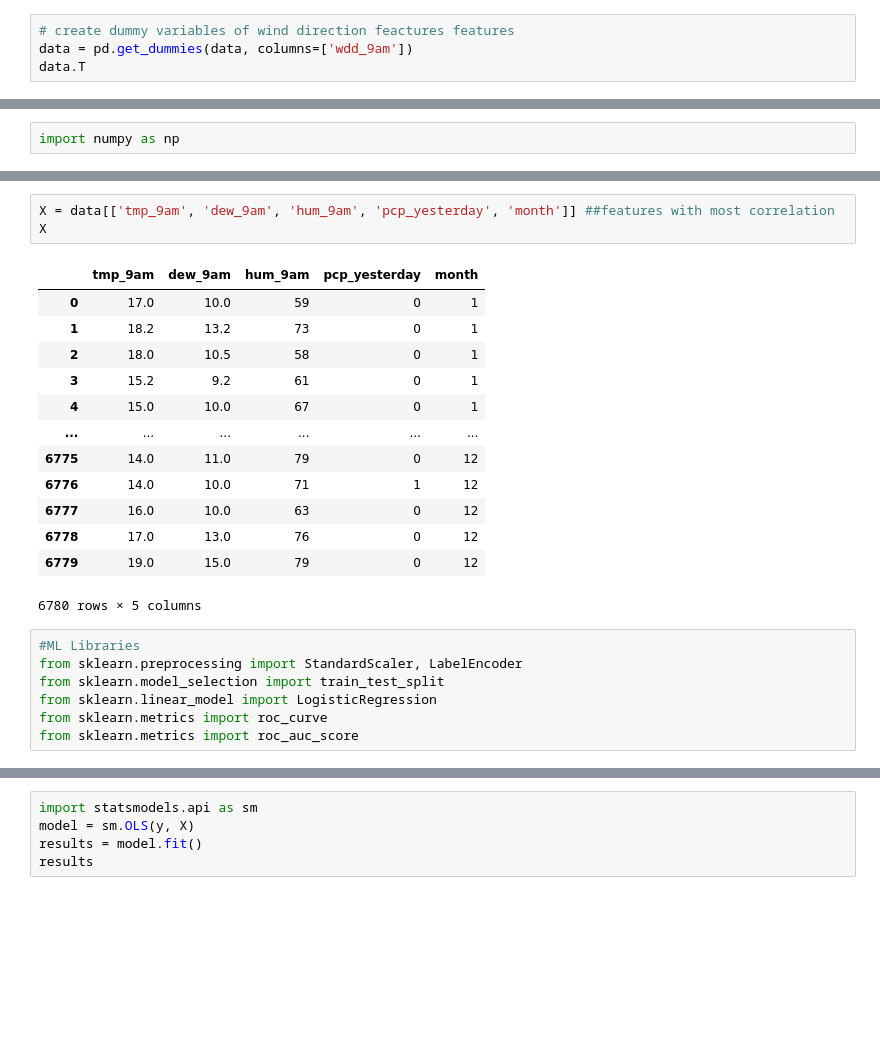
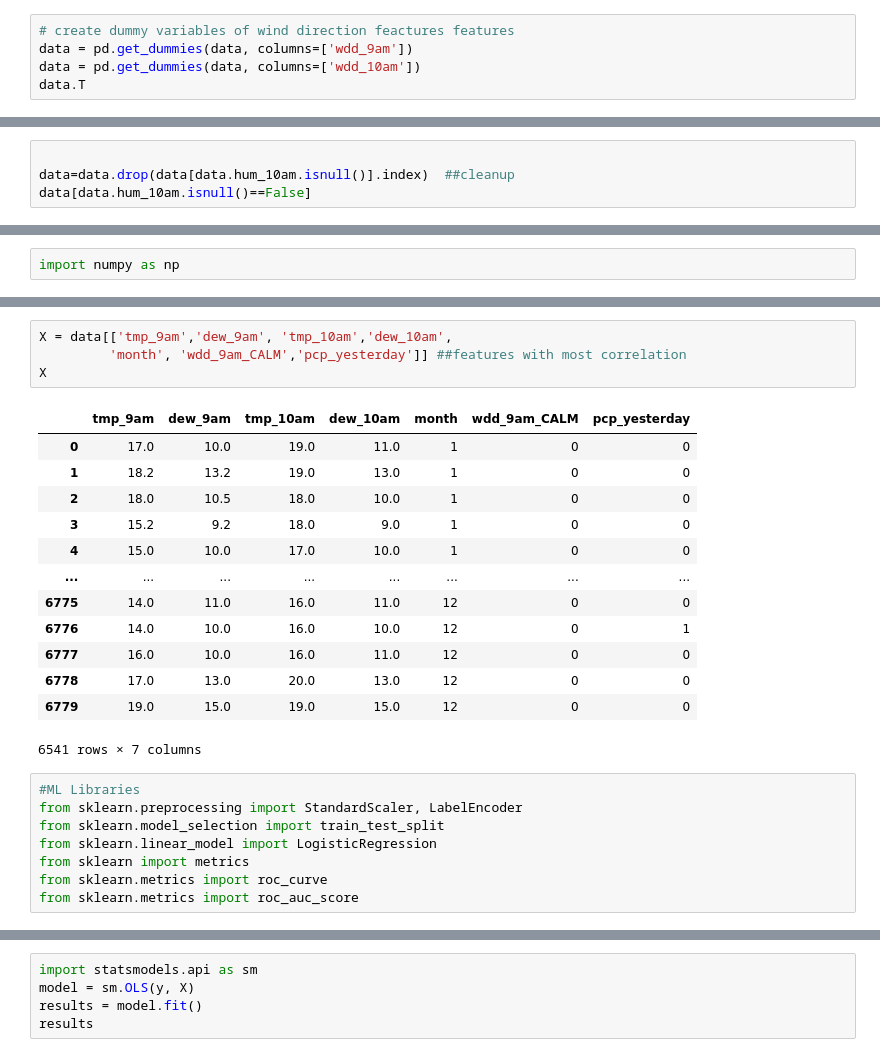
Before and after one commit to navilaufm/ML_LR_rainfall_MGGT, a Jupyter notebook: Norman_Avila_ML_LR_rainfall.ipynb, the cells around one changed output, grey strips where cells are left out. Cells and saved outputs as stored; diff of their text form; blank space fills up the shorter version.

```diff
--- a/Norman_Avila_ML_LR_rainfall.ipynb
+++ b/Norman_Avila_ML_LR_rainfall.ipynb
@@ -53,6 +54,7 @@ data
 # %%
 # create dummy variables of wind direction feactures features
 data = pd.get_dummies(data, columns=['wdd_9am'])
+data = pd.get_dummies(data, columns=['wdd_10am'])
 data.T
 # %% [output]
 |  | 0 | 1 | 2 | 3 | 4 | 5 | 6 | 7 | 8 | 9 | ... | ... |
@@ -134,3 +135,7 @@ sns.pairplot(data[
 data.pcp.isnull().sum() ##no null values
 # %% [output]
 0
+# %%
+
+data=data.drop(data[data.hum_10am.isnull()].index)  ##cleanup
+data[data.hum_10am.isnull()==False]
@@ -212,25 +242,27 @@ Name: pcp, Length: 6780, dtype: int64
 # %%
-X = data[['tmp_9am', 'dew_9am', 'hum_9am', 'pcp_yesterday', 'month']] ##features with most correlation
+X = data[['tmp_9am','dew_9am', 'tmp_10am','dew_10am',
+         'month', 'wdd_9am_CALM','pcp_yesterday']] ##features with most correlation
 X
 # %% [output]
-|  | tmp_9am | dew_9am | hum_9am | pcp_yesterday | month |
-| 0 | 17.0 | 10.0 | 59 | 0 | 1 |
-| 1 | 18.2 | 13.2 | 73 | 0 | 1 |
-| 2 | 18.0 | 10.5 | 58 | 0 | 1 |
-| 3 | 15.2 | 9.2 | 61 | 0 | 1 |
-| 4 | 15.0 | 10.0 | 67 | 0 | 1 |
-| ... | ... | ... | ... | ... | ... |
-| 6775 | 14.0 | 11.0 | 79 | 0 | 12 |
-| 6776 | 14.0 | 10.0 | 71 | 1 | 12 |
-| 6777 | 16.0 | 10.0 | 63 | 0 | 12 |
-| 6778 | 17.0 | 13.0 | 76 | 0 | 12 |
-| 6779 | 19.0 | 15.0 | 79 | 0 | 12 |
+|  | tmp_9am | dew_9am | tmp_10am | dew_10am | month | wdd_9am_CALM | pcp_yesterday |
+| 0 | 17.0 | 10.0 | 19.0 | 11.0 | 1 | 0 | 0 |
+| 1 | 18.2 | 13.2 | 19.0 | 13.0 | 1 | 0 | 0 |
+| 2 | 18.0 | 10.5 | 18.0 | 10.0 | 1 | 0 | 0 |
+| 3 | 15.2 | 9.2 | 18.0 | 9.0 | 1 | 0 | 0 |
+| 4 | 15.0 | 10.0 | 17.0 | 10.0 | 1 | 0 | 0 |
+| ... | ... | ... | ... | ... | ... | ... | ... |
+| 6775 | 14.0 | 11.0 | 16.0 | 11.0 | 12 | 0 | 0 |
+| 6776 | 14.0 | 10.0 | 16.0 | 10.0 | 12 | 0 | 1 |
+| 6777 | 16.0 | 10.0 | 16.0 | 11.0 | 12 | 0 | 0 |
+| 6778 | 17.0 | 13.0 | 20.0 | 13.0 | 12 | 0 | 0 |
+| 6779 | 19.0 | 15.0 | 19.0 | 15.0 | 12 | 0 | 0 |
-6780 rows × 5 columns
+6541 rows × 7 columns
 # %%
 #ML Libraries
 from sklearn.preprocessing import StandardScaler, LabelEncoder
 from sklearn.model_selection import train_test_split
 from sklearn.linear_model import LogisticRegression
+from sklearn import metrics
 from sklearn.metrics import roc_curve
 from sklearn.metrics import roc_auc_score
 # %%
```
Also changed, not shown: parts of 23 cells of this notebook.
